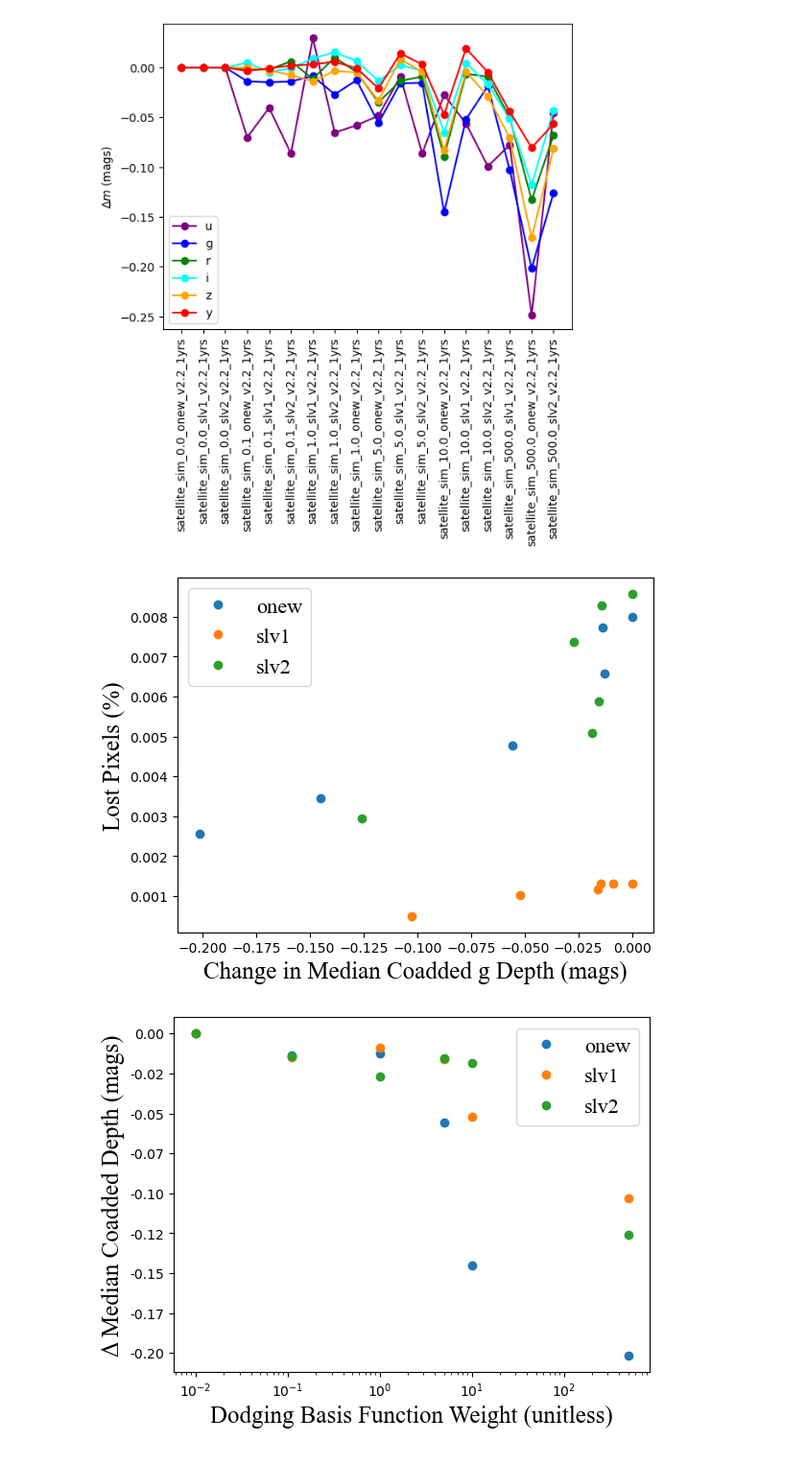
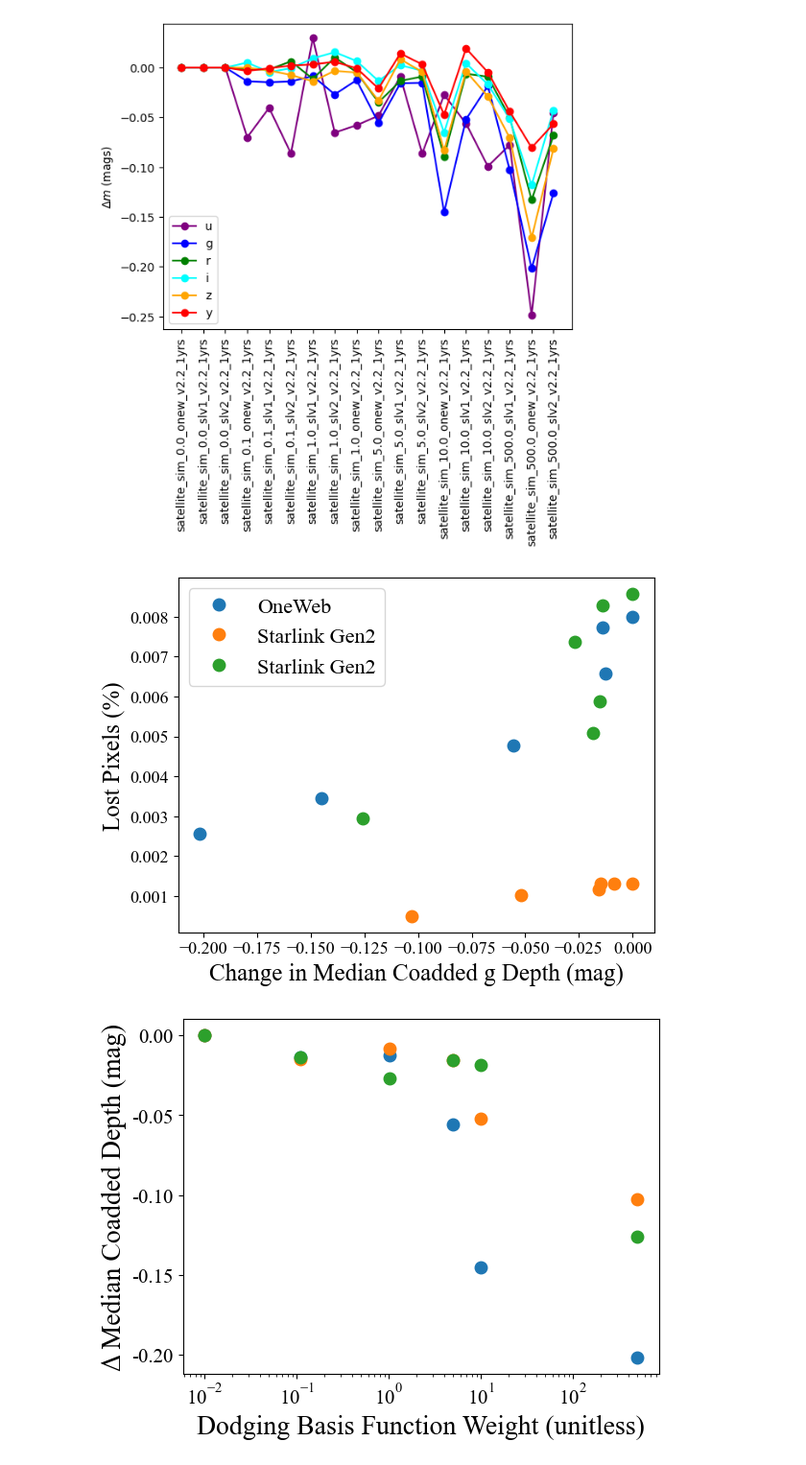
Before and after one commit to lsst-sims/satellite-dodging-ApJL, a Jupyter notebook: plots/compare_sim_runs.ipynb, the cells around one changed output. Shown: that part at 96% size. Cells and saved outputs as stored; diff of their text form; code cells hidden in the pictures.

```diff
--- a/plots/compare_sim_runs.ipynb
+++ b/plots/compare_sim_runs.ipynb
@@ -215,37 +233,54 @@ for c_name in np.unique(df['constellation_name']):
 
     mean_streak_length = df['streak_length_sum']/df['Number of Exposures']*60  # in arcmin
     lost_pix_frac = mean_streak_length*60/pixscale*mask_width/n_pix
+    if c_name == 'onew':
+        label_name='OneWeb'
+    elif c_name == 'slv 1':
+        label_name='Starlink Gen1'
+    else:
+        label_name='Starlink Gen2'
 
 
-    ax.plot(dm.values[good], lost_pix_frac[good]*100, 'o', label=c_name )
-ax.set_xlabel('Change in Median Coadded %s Depth (mags)' % filtername,fontsize=18,labelpad=4, **csfont)
+    ax.plot(dm.values[good], lost_pix_frac[good]*100, 'o', label=label_name, markersize=9)
+ax.set_xlabel('Change in Median Coadded %s Depth (mag)' % filtername,fontsize=18,labelpad=4, **csfont)
+ax.tick_params(axis='both', which='major', labelsize=13)
+ax.tick_params(axis='both', which='major', labelsize=13)
+plt.xticks(**csfont)
+plt.yticks(**csfont)
 ax.set_ylabel('Lost Pixels (%)',fontsize=18,labelpad=4, **csfont)
 legend = ax.legend(loc='upper left',fontsize=16)
 plt.setp(legend.texts, family='Times New Roman')
+plt.xticks(**csfont)
+plt.yticks(**csfont)
 
-plt.savefig('streak_length_v_deltam.pdf')
+
+plt.savefig('streak_length_v_deltam.pdf',bbox_inches="tight")
 # %% [output]
-[figure, old version]
+[figure, new version]
 # %%
 
 filtername = 'g'
 fig, ax = plt.subplots()
 for c_name in np.unique(df['constellation_name']):
     good = np.where(df['constellation_name'].values == c_name)[0]
 
     zp = df['Median CoaddM5 %s HealpixSlicer' % filtername][0]
     dm = df['Median CoaddM5 %s HealpixSlicer' % filtername] - zp
 
-    ax.semilogx(df['dodge_weights'].values[good]+1e-2, dm[good], 'o', label=c_name )
-ax.set_ylabel('\u0394 Median Coadded Depth (mags)',fontsize=18,labelpad=4, **csfont)
-ax.set_xlabel('Dodging Basis Function Weight (unitless)',fontsize=18,labelpad=4, **csfont)
+    ax.semilogx(df['dodge_weights'].values[good]+1e-2, dm[good], 'o', label=c_name, markersize=9)
+ax.set_ylabel('\u0394 Median Coadded Depth (mag)',fontsize=20,labelpad=4, **csfont)
+ax.set_xlabel('Dodging Basis Function Weight (unitless)',fontsize=20,labelpad=4, **csfont)
 ax.yaxis.set_major_formatter(FormatStrFormatter('%.2f'))
-legend = ax.legend(loc='upper right',fontsize=16)
-plt.setp(legend.texts, family='Times New Roman')
+# legend = ax.legend(loc='upper right',fontsize=16)
+# plt.setp(legend.texts, family='Times New Roman')
+ax.tick_params(axis='both', which='major', labelsize=15)
+ax.tick_params(axis='both', which='major', labelsize=15)
+plt.xticks(**csfont)
+plt.yticks(**csfont)
 
-plt.savefig('deltam_v_weight.pdf')
+plt.savefig('deltam_v_weight.pdf',bbox_inches="tight")
 # %% [output]
-[figure, old version]
+[figure, new version]
 # %%
 
 mask_width = 50 # pix
```
Also changed, not shown: parts of 3 cells of this notebook.
